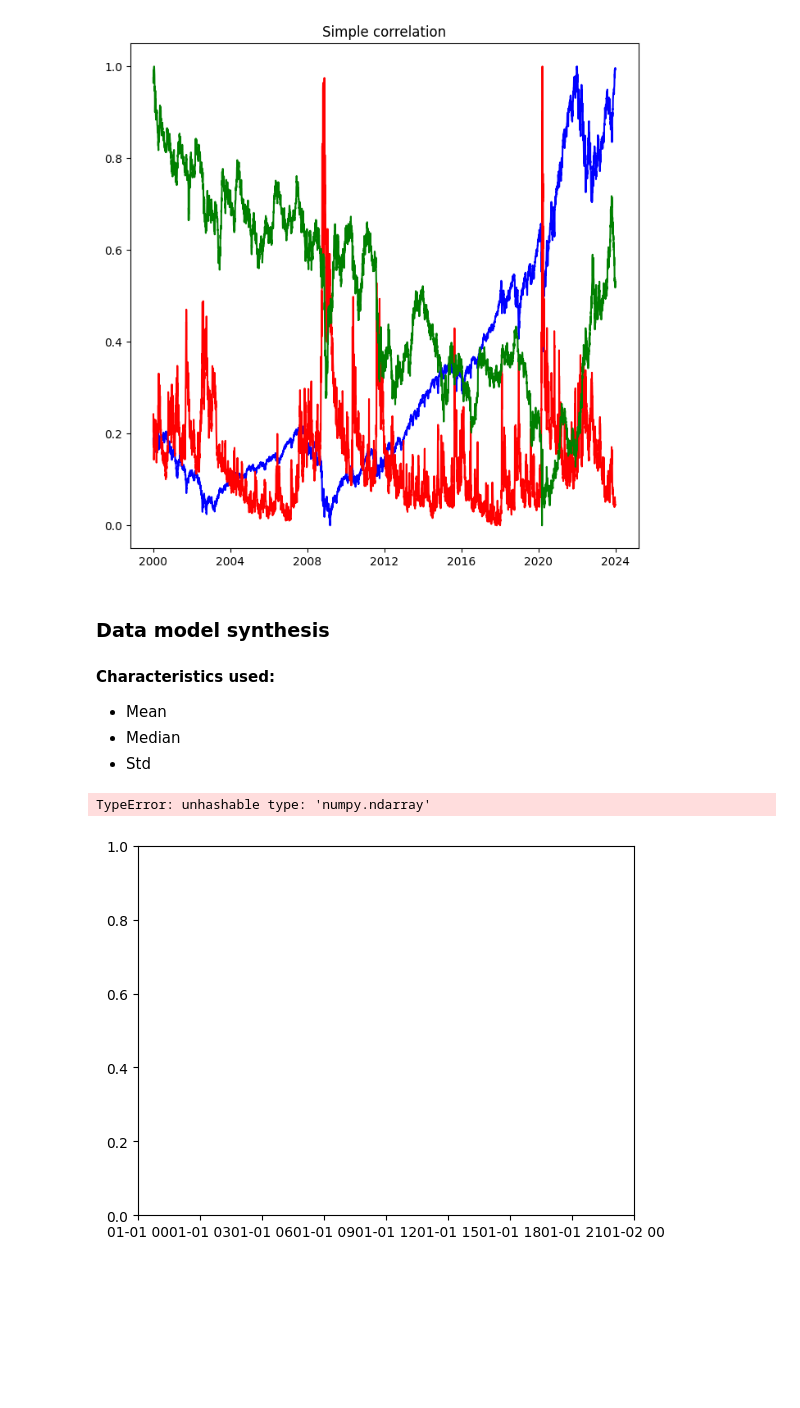
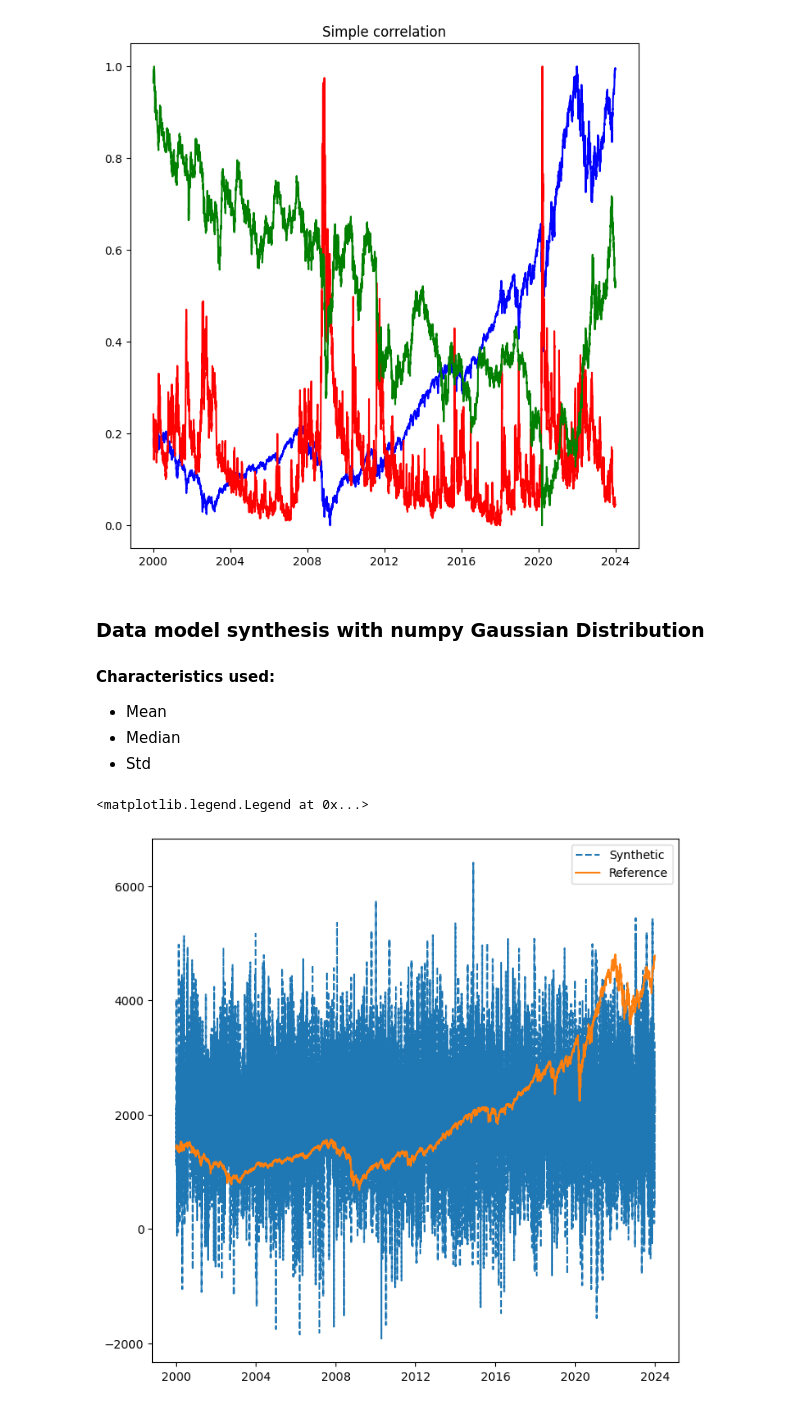
Before and after one commit to eddienubes/datascience-for-ek, a Jupyter notebook: project1/analysis.ipynb, the cells around one changed output. Saved outputs shown, nothing was run; the diff lists cells and outputs as text; code cells hidden in the pictures; blank space fills up the shorter version.

```diff
--- a/project1/analysis.ipynb
+++ b/project1/analysis.ipynb
@@ -31,10 +37,23 @@ snp_data = snp_data.loc[start_date:end_date]
 vix_data = vix_data.loc[start_date:end_date]
 bonds_data = bonds_data.loc[start_date:end_date]
 
-common_index = snp_data.index.intersection(vix_data.index).intersection(bonds_data.index)
-snp_data['close'] = snp_data['close'].reindex(common_index)
-vix_data['close'] = vix_data['close'].reindex(common_index)
-bonds_data['close'] = bonds_data['close'].reindex(common_index)
+# expected business days frequency. Input dataset might have some missing
+frequency = 'B'
+full_b_days = pd.date_range(start=snp_data.index.min(), end=snp_data.index.max(), freq=frequency)
+
+# common_index = pd.DatetimeIndex(common_index, freq='B')
+
+snp_data = snp_data.reindex(full_b_days)
+vix_data = vix_data.reindex(full_b_days)
+bonds_data = bonds_data.reindex(full_b_days)
+snp_data['close'] = snp_data['close'].interpolate(method='linear')
+vix_data['close'] = vix_data['close'].interpolate(method='linear')
+bonds_data['close'] = bonds_data['close'].interpolate(method='linear')
+
+
+missing_days = full_b_days.difference(snp_data.index)
+
+assert len(missing_days) == 0
 # %% [markdown]
 ### S&P 500
 # %%
@@ -121,7 +140,7 @@ ax.set_title('Simple correlation')
 Text(0.5, 1.0, 'Simple correlation')
 [figure]
 # %% [markdown]
-### Data model synthesis
+### Data model synthesis with numpy Gaussian Distribution
 #### Characteristics used:
 - Mean
 - Median
@@ -129,10 +148,10 @@ Text(0.5, 1.0, 'Simple correlation')
 # %%
 snp_synthetic = np.random.normal(loc=snp_mean, scale=snp_std, size=len(snp_data['close']))
 
-fig, ax = plt.subplots()
-ax.plot(snp_data.index, snp_data)
-ax.plot(snp_data.index, snp_synthetic)
-print(snp_synthetic)
+fig, ax = plt.subplots(figsize=(8, 8))
+ax.plot(snp_data.index, snp_synthetic, linestyle='--', label='Synthetic')
+ax.plot(snp_data.index, snp_data['close'], label='Reference')
+ax.legend()
 # %% [output]
-TypeError: unhashable type: 'numpy.ndarray'
+<matplotlib.legend.Legend at 0x...>
-[figure, old version]
+[figure, new version]
```
Also changed, not shown: parts of 9 cells of this notebook, 2 other files.
